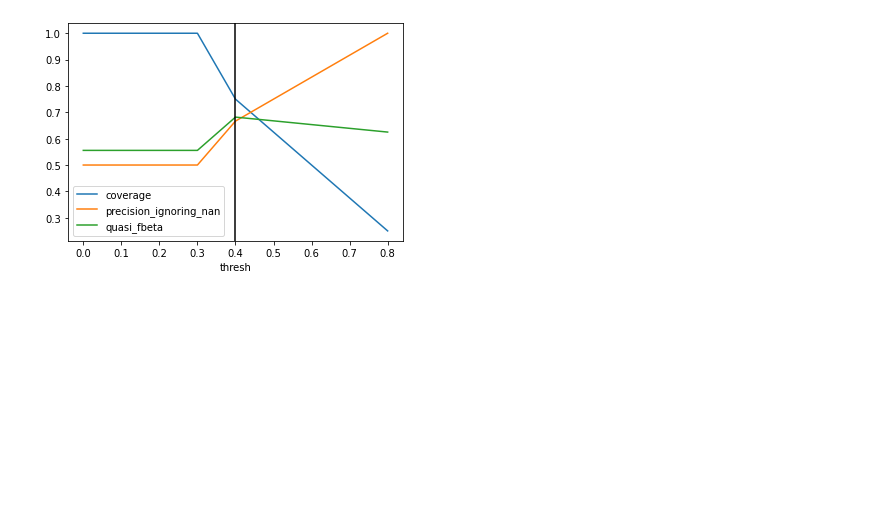
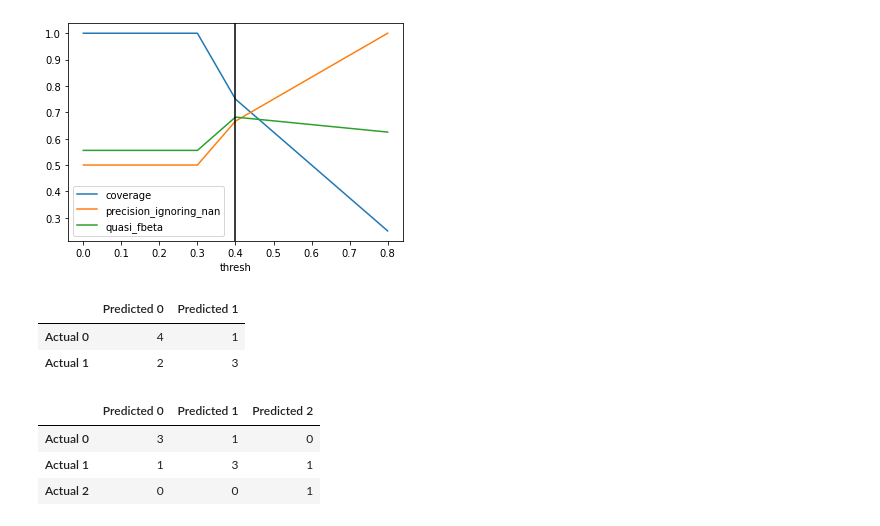
Before and after one commit to gsganden/model_inspector, a Jupyter notebook: 01_tune.ipynb, the cells around one changed output. Cells and saved outputs as stored; diff of their text form; code cells hidden in the pictures; blank space fills up the shorter version.

```diff
--- a/01_tune.ipynb
+++ b/01_tune.ipynb
@@ -239,3 +239,47 @@ precision_ignoring_nan    0.666667
 quasi_fbeta               0.681818
 Name: 5, dtype: float64
 [figure]
+# %%
+# export
+def confusion_matrix(
+    y_true: Union[np.array, pd.Series],
+    y_pred: Union[np.array, pd.Series],
+    shade_axis: Optional[Union[str, int]] = None,
+    sample_weight: Optional[np.array] = None,
+    normalize: Optional[str] = None
+) -> pd.DataFrame:
+    """Get confusion matrix
+
+    Parameters:
+    - `y_true`: Ground-truth values
+    - `y_pred`: Predicted values
+    - `shade_axis`: `axis` argument to pass to
+    `pd.DataFrame.style.background_gradient`
+
+    The remaining parameters are passed to
+    `sklearn.metrics.confusion_matrix`.
+    """
+    cm = metrics.confusion_matrix(y_true=y_true, y_pred=y_pred, sample_weight=sample_weight, normalize=normalize)
+    vals = sorted(np.unique(y_true))
+    result = pd.DataFrame(cm, columns=[f"Predicted {val}" for val in vals], index=[f"Actual {val}" for val in vals]).style.background_gradient('Blues', axis=shade_axis)
+    return result
+# %%
+confusion_matrix(
+    y_true=np.array([0, 0, 0, 0, 0, 1, 1, 1, 1, 1]),
+    y_pred=np.array([0, 0, 0, 0, 1, 0 ,1, 1, 0, 1]),
+)
+# %% [output]
+|  | Predicted 0 | Predicted 1 |
+| Actual 0 | 4 | 1 |
+| Actual 1 | 2 | 3 |
+# %%
+confusion_matrix(
+    y_true=np.array([0, 0, 2, 0, 0, 1, 1, 1, 1, 1]),
+    y_pred=np.array([0, 0, 2, 0, 1, 2, 1, 1, 0, 1]),
+    shade_axis="rows"
+)
+# %% [output]
+|  | Predicted 0 | Predicted 1 | Predicted 2 |
+| Actual 0 | 3 | 1 | 0 |
+| Actual 1 | 1 | 3 | 1 |
+| Actual 2 | 0 | 0 | 1 |
```
Also changed, not shown: 8 other files.
